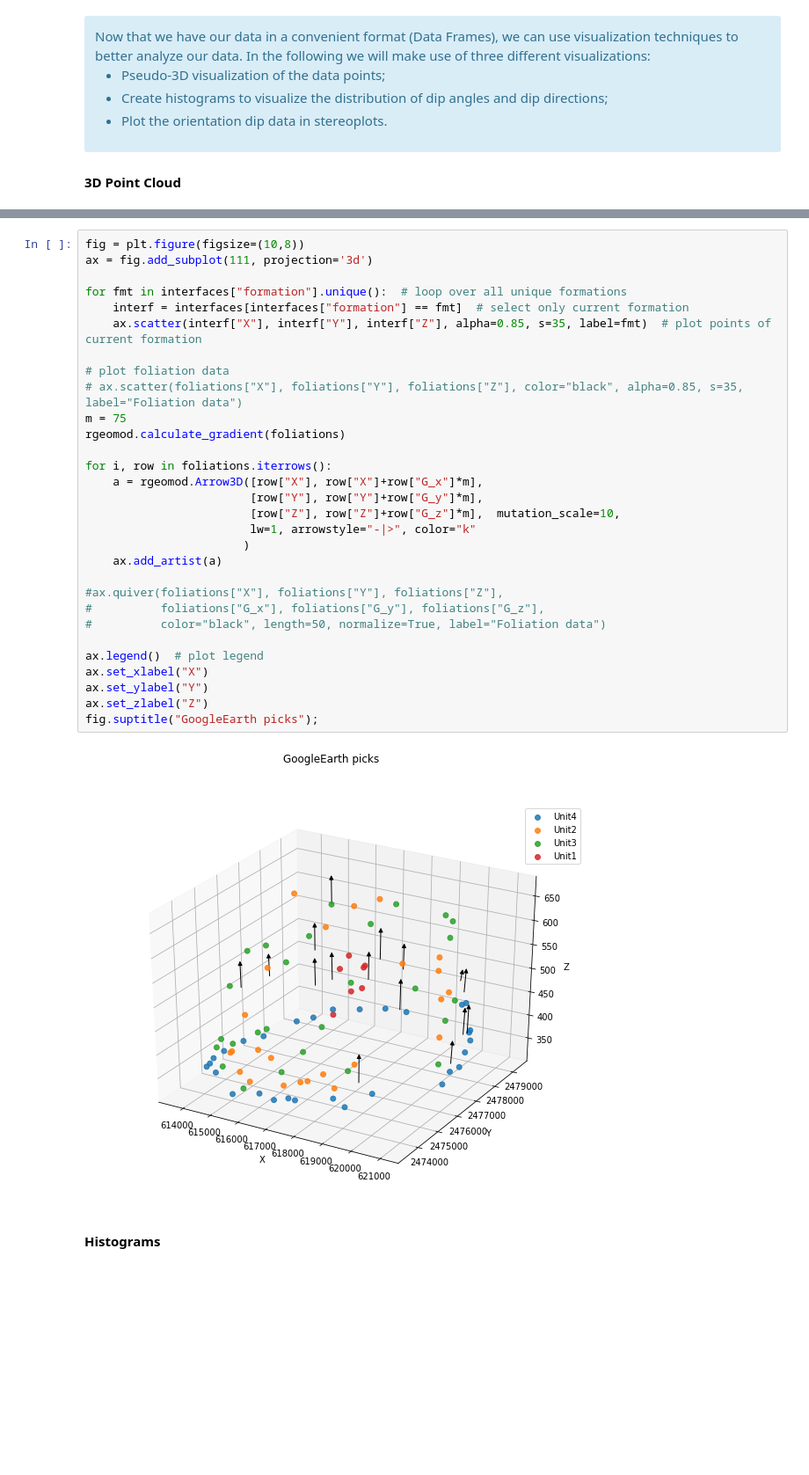
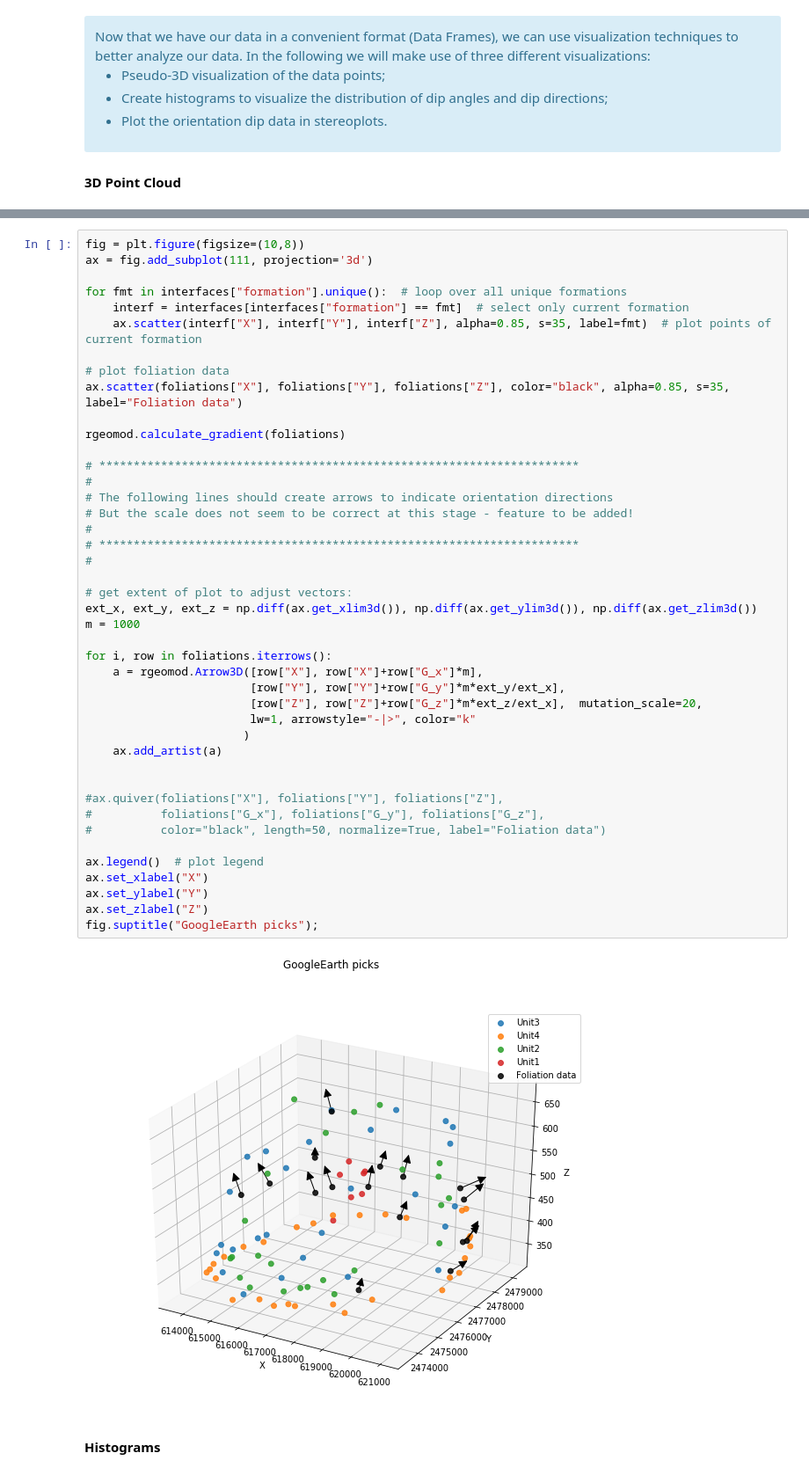
Before and after one commit to cgre-aachen/remote-geomod, a Jupyter notebook: notebooks/02_data_processing.ipynb, the cells around one changed output, grey strips where cells are left out. Shown at 88% size. Cells and saved outputs as stored; diff of their text form; blank space fills up the shorter version.

Commit message:
Corrected scaling of orientation arrows in 3D plots

```diff
--- a/notebooks/02_data_processing.ipynb
+++ b/notebooks/02_data_processing.ipynb
@@ -128,35 +124,48 @@ Now that we have our data in a convenient format (Data Frames), we can use visua
 # %%
 fig = plt.figure(figsize=(10,8))
 ax = fig.add_subplot(111, projection='3d')
 
 for fmt in interfaces["formation"].unique():  # loop over all unique formations
     interf = interfaces[interfaces["formation"] == fmt]  # select only current formation
     ax.scatter(interf["X"], interf["Y"], interf["Z"], alpha=0.85, s=35, label=fmt)  # plot points of current formation
 
 # plot foliation data
-# ax.scatter(foliations["X"], foliations["Y"], foliations["Z"], color="black", alpha=0.85, s=35, label="Foliation data")
-m = 75
+ax.scatter(foliations["X"], foliations["Y"], foliations["Z"], color="black", alpha=0.85, s=35, label="Foliation data")
+
 rgeomod.calculate_gradient(foliations)
+
+# **********************************************************************
+#
+# The following lines should create arrows to indicate orientation directions
+# But the scale does not seem to be correct at this stage - feature to be added!
+#
+# **********************************************************************
+#
+
+# get extent of plot to adjust vectors:
+ext_x, ext_y, ext_z = np.diff(ax.get_xlim3d()), np.diff(ax.get_ylim3d()), np.diff(ax.get_zlim3d())
+m = 1000
 
 for i, row in foliations.iterrows():
     a = rgeomod.Arrow3D([row["X"], row["X"]+row["G_x"]*m],
-                        [row["Y"], row["Y"]+row["G_y"]*m],
-                        [row["Z"], row["Z"]+row["G_z"]*m],  mutation_scale=10,
+                        [row["Y"], row["Y"]+row["G_y"]*m*ext_y/ext_x],
+                        [row["Z"], row["Z"]+row["G_z"]*m*ext_z/ext_x],  mutation_scale=20,
                         lw=1, arrowstyle="-|>", color="k"
                        )
     ax.add_artist(a)
+
 
 #ax.quiver(foliations["X"], foliations["Y"], foliations["Z"],
 #          foliations["G_x"], foliations["G_y"], foliations["G_z"],
 #          color="black", length=50, normalize=True, label="Foliation data")
 
 ax.legend()  # plot legend
 ax.set_xlabel("X")
 ax.set_ylabel("Y")
 ax.set_zlabel("Z")
 fig.suptitle("GoogleEarth picks");
 # %% [output]
-[figure, old version]
+[figure, new version]
 # %% [markdown]
 #### Histograms
 # %%
```
Also changed, not shown: parts of 12 cells of this notebook.
